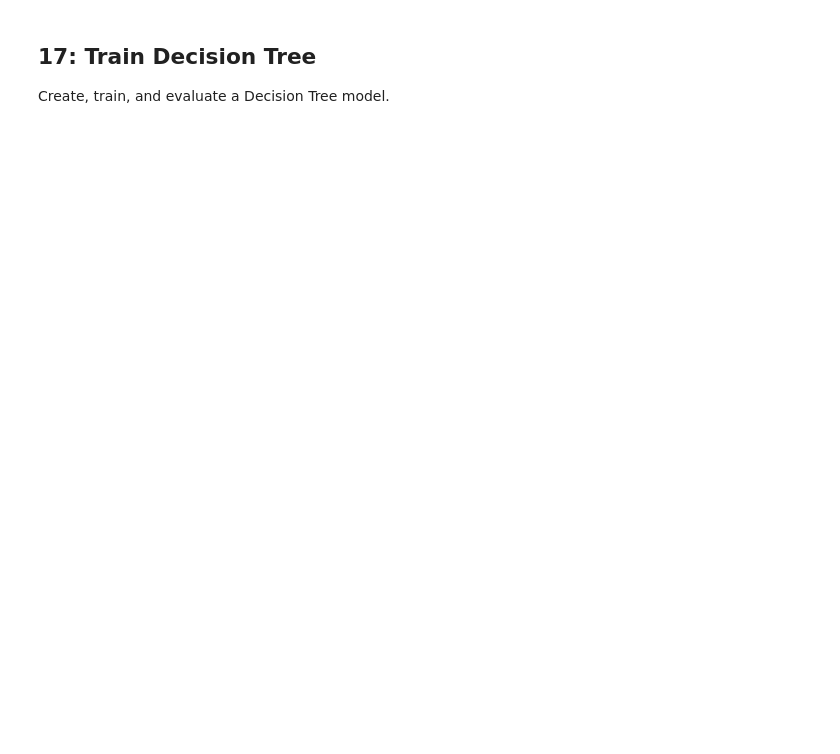
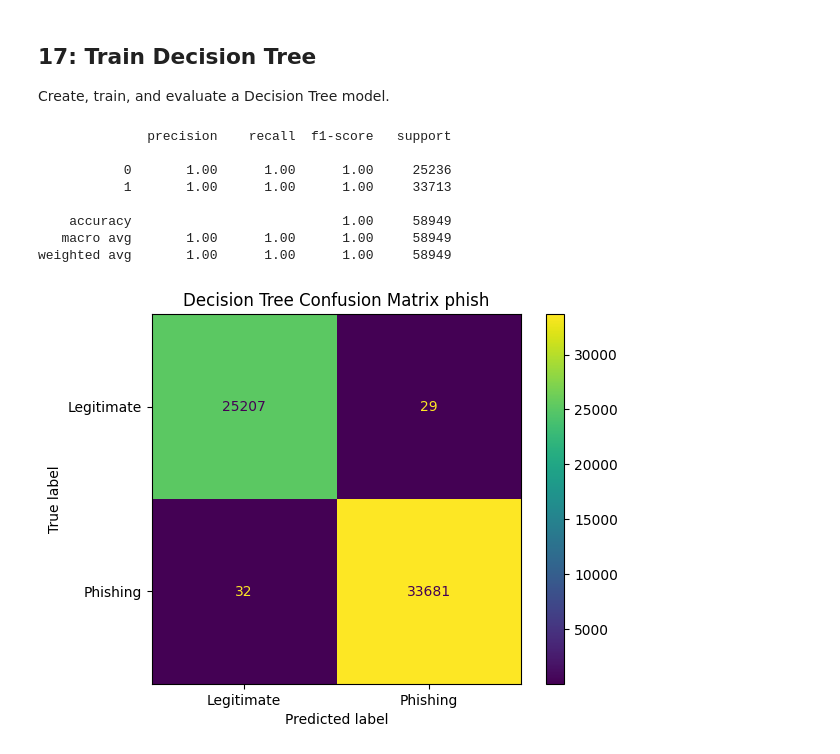
Before and after one commit to blbaum/aiForSecurity, a Jupyter notebook: module2/Assignment1-Baum.ipynb, the cells around one changed output. Cells and saved outputs as stored; diff of their text form; code cells hidden in the pictures; blank space fills up the shorter version.

```diff
--- a/module2/Assignment1-Baum.ipynb
+++ b/module2/Assignment1-Baum.ipynb
@@ -514,18 +616,28 @@ plt.show()
 
 Create, train, and evaluate a Decision Tree model.
 # %%
-tree_model = DecisionTreeClassifier(
-random_state=40103,
-class_weight="balanced"
+tree_model_phish = DecisionTreeClassifier(
+    random_state=40103,
+    class_weight="balanced"
 )
-tree_model.fit(X_train_clean, y_train)
-tree_pred = tree_model.predict(X_test_clean)
-print(classification_report(y_test, tree_pred, zero_division=0))
-tree_cm = confusion_matrix(y_test, tree_pred)
+tree_model_phish.fit(X_train_clean_phish, y_train_phish)
+tree_pred_phish = tree_model_phish.predict(X_test_clean_phish)
+print(classification_report(y_test_phish, tree_pred_phish, zero_division=0))
+tree_cm_phish = confusion_matrix(y_test_phish, tree_pred_phish)
 disp = ConfusionMatrixDisplay(
-confusion_matrix=tree_cm,
-display_labels=["Legitimate", "Phishing"]
+    confusion_matrix=tree_cm_phish,
+    display_labels=["Legitimate", "Phishing"]
 )
 disp.plot(values_format="d")
-plt.title("Decision Tree Confusion Matrix")
+plt.title("Decision Tree Confusion Matrix phish")
 plt.show()
+# %% [output]
+              precision    recall  f1-score   support
+
+           0       1.00      1.00      1.00     25236
+           1       1.00      1.00      1.00     33713
+
+    accuracy                           1.00     58949
+   macro avg       1.00      1.00      1.00     58949
+weighted avg       1.00      1.00      1.00     58949
+[figure, added]
```
Also changed, not shown: parts of 48 cells of this notebook, 22 other files.
